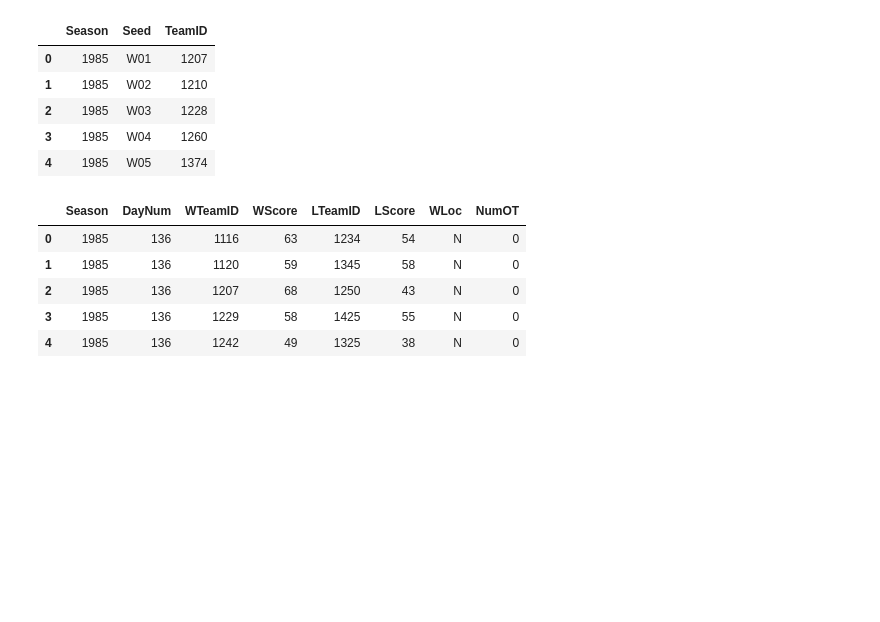
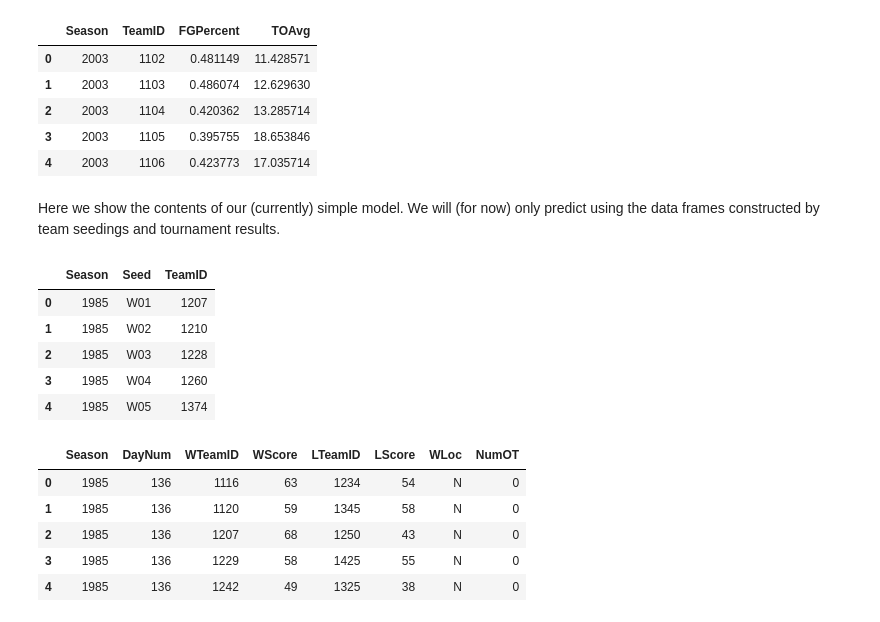
Before and after one commit to kdorosh/MarchMadnessKaggleML2018, a Jupyter notebook: nbs/script.ipynb, the cells around one changed output. Cells and saved outputs as stored; diff of their text form; code cells hidden in the pictures; blank space fills up the shorter version.

```diff
--- a/nbs/script.ipynb
+++ b/nbs/script.ipynb
@@ -37,3 +62,63 @@ df_tour = pd.read_csv(data_dir + 'DataFiles' + '/' + 'NCAATourneyCompactResults.
+# %%
+# TODO: Other statistics I should investigate:
+#   -wins! (seems like an obvious one)
+#   -offensive rebounds
+#   -get to the foul line frequently
+
+#   -Also look into player/team efficiency
+#   -Avg win shares/min per team
+#   -Should use MasseyOrdinals dataset (rating and ranking system data)
+
+# TODO: Neaten up code and break into other functions
+# TODO: Investigate performance -- e.g., should avoid creating new data frames
+
+yearList = range(2003,2004) #2003 is the first year we have detailed data for..
+teams_pd = pd.read_csv(data_dir + 'DataFiles' + '/' + 'Teams.csv')
+teamIDs = teams_pd['TeamID'].tolist()
+
+rows = list()
+
+for year in yearList:
+    for team in teamIDs:
+        df_curr_season = df_reg_season_detailed[df_reg_season_detailed.Season == year]
+
+        df_curr_team_wins = df_curr_season[df_curr_season.WTeamID == team]
+        df_curr_team_losses = df_curr_season[df_curr_season.LTeamID == team]
+
+        # no games played by them this year.. skip (current team didn't win or lose any games)
+        if df_curr_team_wins.shape[0] == 0 and df_curr_team_losses.shape[0] == 0:
+            continue;
+
+        df_winteam = df_curr_team_wins.rename(columns={'WTeamID':'TeamID', 'WFGM':'FGM', 'WFGA':'FGA', 'WTO':'TO'})
+        df_winteam = df_winteam[['TeamID', 'FGM', 'FGA', 'TO']] # drop all columns except the ones we are using
+
+        df_loseteam = df_curr_team_losses.rename(columns={'LTeamID':'TeamID', 'LFGM':'FGM', 'LFGA':'FGA', 'LTO':'TO'})
+        df_loseteam = df_loseteam[['TeamID', 'FGM', 'FGA', 'TO']] # drop all columns except the ones we are using
+
+        df_curr_team = pd.concat((df_winteam, df_loseteam)) # dataframe w/ all relevant stats from current year for current team
+
+        FGA = df_curr_team['FGA'].sum()
+        numTurnovers = len(df_curr_team['TO'].values)
+
+        FGPercent = df_curr_team['FGM'].sum() / FGA
+        TurnoverAvg = df_curr_team['TO'].sum() / numTurnovers
+
+        # collect all data in rows list first for effeciency
+        rows.append([year, team, FGPercent, TurnoverAvg])
+
+df_training_data = pd.DataFrame(rows, columns=['Season', 'TeamID', 'FGPercent', 'TOAvg'])
+df_training_data.head()
+
+#TODO: merge df_training_data with df_concat (below) before we make df_predictions to pass to our algorithm as training data
+# %% [output]
+|  | Season | TeamID | FGPercent | TOAvg |
+| 0 | 2003 | 1102 | 0.481149 | 11.428571 |
+| 1 | 2003 | 1103 | 0.486074 | 12.629630 |
+| 2 | 2003 | 1104 | 0.420362 | 13.285714 |
+| 3 | 2003 | 1105 | 0.395755 | 18.653846 |
+| 4 | 2003 | 1106 | 0.423773 | 17.035714 |
+# %% [markdown]
+Here we show the contents of our (currently) simple model. We will (for now) only predict using the data frames constructed by team seedings and tournament results.
 # %%
 df_seeds.head()
 # %% [output]
```
Also changed, not shown: parts of 8 cells of this notebook, 2 other files.
